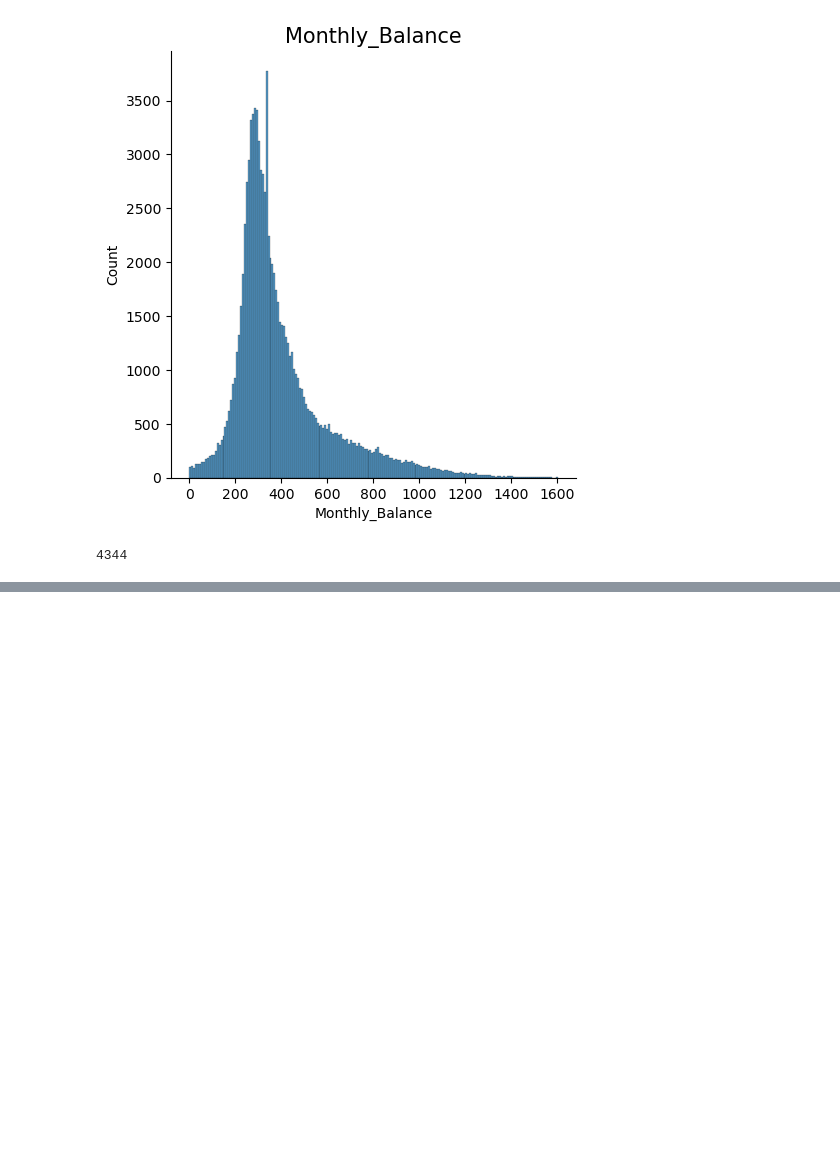
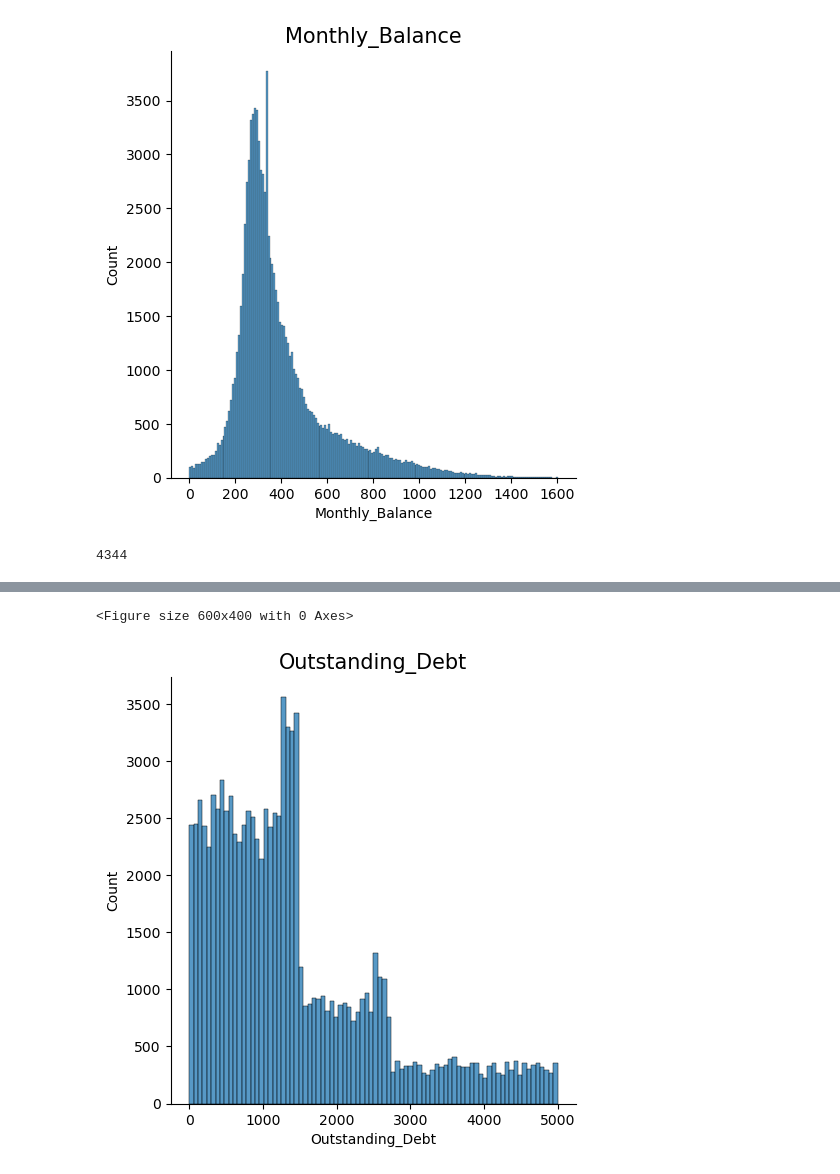
Before and after one commit to SaitejSamudrala/Credit-Score-Classification, a Jupyter notebook: src/main.ipynb, the cells around one changed output, grey strips where cells are left out. Drawn from its saved outputs; the diff is of its cells as text; code cells hidden in the pictures; blank space fills up the shorter version.

```diff
--- a/src/main.ipynb
+++ b/src/main.ipynb
@@ -331,0 +442,6 @@ Name: count, Length: 96042, dtype: int64
+# %%
+train['Outstanding_Debt'] = train['Outstanding_Debt'].astype(float)
+dist_plot(column='Outstanding_Debt')
+# %% [output]
+<Figure size 600x400 with 0 Axes>
+[figure, added]
```
Also changed, not shown: parts of 31 cells of this notebook.
